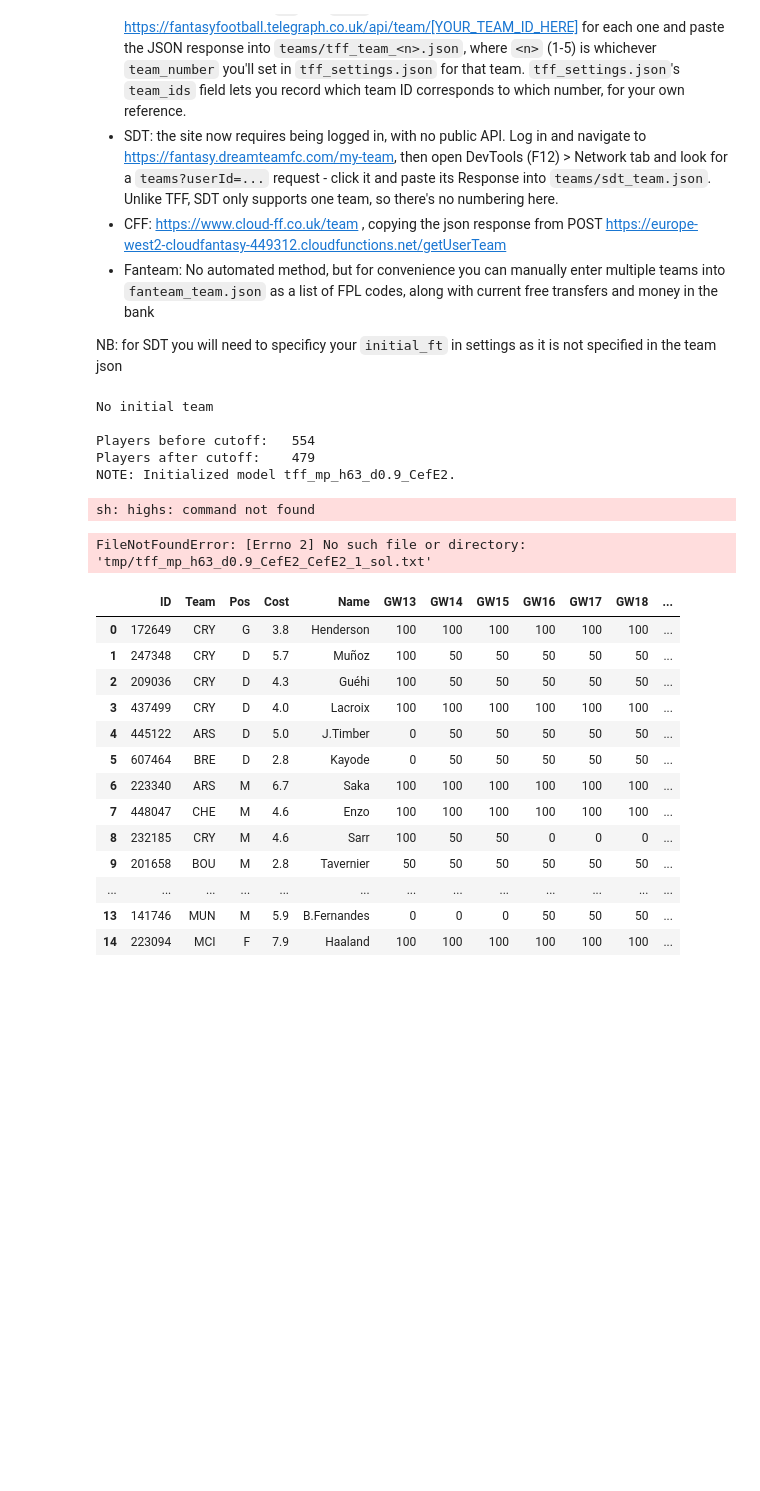
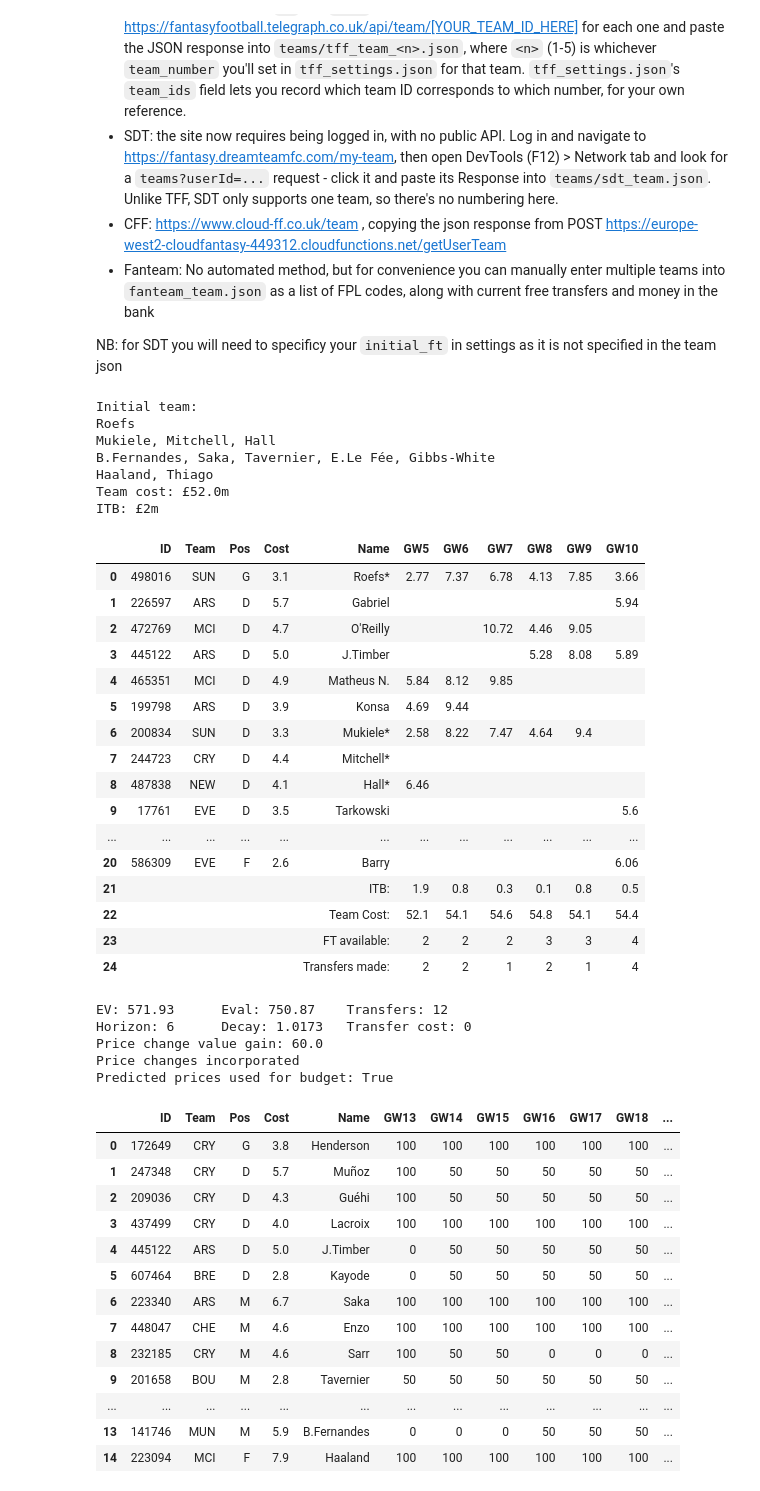
Before and after one commit to karljayb/multi_ff_opt, a Jupyter notebook: run/run.ipynb, the cells around one changed output. Saved outputs shown, nothing was run; the diff lists cells and outputs as text; code cells hidden in the pictures; blank space fills up the shorter version.

```diff
--- a/run/run.ipynb
+++ b/run/run.ipynb
@@ -2006,10 +2005,10 @@ def read_team_json(format='tff', options={}):
 
     team_list = []
 
-    with open(f'../teams/{format}_team.json', 'r') as fp:
+    with open(f'../teams/{format}_team.json', 'r', encoding='utf-8') as fp:
         team_dict = json.load(fp)
 
-    with open(f'../solve_settings/{format}_settings.json', 'r') as fp:
+    with open(f'../solve_settings/{format}_settings.json', 'r', encoding='utf-8') as fp:
         options = json.load(fp)
 
     initial_itb = None
@@ -2030,7 +2029,7 @@ def read_team_json(format='tff', options={}):
             if format == 'tff':
                 team_number = options.get('team_number', 1)
 
-                with open(f'../teams/tff_team_{team_number}.json', 'r') as fp:
+                with open(f'../teams/tff_team_{team_number}.json', 'r', encoding='utf-8') as fp:
                     tff_team_dict = json.load(fp)
 
                 week_players = tff_team_dict.get('roster', {}).get('players', [])
@@ -2157,7 +2156,7 @@ def add_sdt_price_changes(next_gw=2):
 # %%
 def solve(format='tff', sim_number=1, simulation=False):
 
-    with open(f'../solve_settings/{format}_settings.json', 'r') as fp:
+    with open(f'../solve_settings/{format}_settings.json', 'r', encoding='utf-8') as fp:
         options = json.load(fp)
 
     last_date = options.get("last_date", 38)
@@ -2182,7 +2181,7 @@ def solve(format='tff', sim_number=1, simulation=False):
     seed_val = options.get("seed_val", None)
     noise_magnitude = options.get("noise_magnitude", None)
 
-    with open(f'../solve_settings/meta_settings.json', 'r') as fp:
+    with open(f'../solve_settings/meta_settings.json', 'r', encoding='utf-8') as fp:
         meta_options = json.load(fp)
 
     solver_type = meta_options.get("solver_type", "highs")
@@ -2487,7 +2486,7 @@ def solve(format='tff', sim_number=1, simulation=False):
         # !{command}
         os.system(command)
         # Read the solution back to the file
-        with open(f'tmp/{problem_name}_{problem_id}_{sim_number}_sol.txt', 'r') as f:
+        with open(f'tmp/{problem_name}_{problem_id}_{sim_number}_sol.txt', 'r', encoding='utf-8') as f:
             for v in model.get_variables():
                 v.set_value(0)
             for line in f:
@@ -2502,7 +2501,7 @@ def solve(format='tff', sim_number=1, simulation=False):
         command = f'{gurobi_exec} MIPGap={mip_gap} TimeLimit={time_limit} ResultFile=tmp/{problem_name}_{problem_id}_{sim_number}_sol.sol tmp/{problem_name}_{problem_id}_{sim_number}.mps'
         os.system(command)
         # Read the solution back from the .sol file (comment lines start with '#', then 'varName value' pairs)
-        with open(f'tmp/{problem_name}_{problem_id}_{sim_number}_sol.sol', 'r') as f:
+        with open(f'tmp/{problem_name}_{problem_id}_{sim_number}_sol.sol', 'r', encoding='utf-8') as f:
             for v in model.get_variables():
                 v.set_value(0)
             for line in f:
@@ -2542,7 +2541,7 @@ def solve(format='tff', sim_number=1, simulation=False):
         else:
             os.system(command)
 
-        with open(f'tmp/{problem_name}_{problem_id}_{sim_number}_sol.txt', 'r') as f:
+        with open(f'tmp/{problem_name}_{problem_id}_{sim_number}_sol.txt', 'r', encoding='utf-8') as f:
             for v in model.get_variables():
                 v.set_value(0)
             cols_started = False
@@ -2812,15 +2811,37 @@ Your initial team can either be inputted manually as a list of FPL codes in sett
 
 NB: for SDT you will need to specificy your `initial_ft` in settings as it is not specified in the team json
 # %%
-r = solve(format='tff')
+r = solve(format='sdt')
 # %% [output]
-No initial team
-
-Players before cutoff:   554
-Players after cutoff:    479
-NOTE: Initialized model tff_mp_h63_d0.9_CefE2.
+Initial team:
+Roefs
+Mukiele, Mitchell, Hall
+B.Fernandes, Saka, Tavernier, E.Le Fée, Gibbs-White
+Haaland, Thiago
+Team cost: £52.0m
+ITB: £2m
+|  | ID | Team | Pos | Cost | Name | GW5 | GW6 | GW7 | GW8 | GW9 | GW10 |
+| 0 | 498016 | SUN | G | 3.1 | Roefs* | 2.77 | 7.37 | 6.78 | 4.13 | 7.85 | 3.66 |
+| 1 | 226597 | ARS | D | 5.7 | Gabriel |  |  |  |  |  | 5.94 |
+| 2 | 472769 | MCI | D | 4.7 | O'Reilly |  |  | 10.72 | 4.46 | 9.05 |  |
+| 3 | 445122 | ARS | D | 5.0 | J.Timber |  |  |  | 5.28 | 8.08 | 5.89 |
+| 4 | 465351 | MCI | D | 4.9 | Matheus N. | 5.84 | 8.12 | 9.85 |  |  |  |
+| 5 | 199798 | ARS | D | 3.9 | Konsa | 4.69 | 9.44 |  |  |  |  |
+| 6 | 200834 | SUN | D | 3.3 | Mukiele* | 2.58 | 8.22 | 7.47 | 4.64 | 9.4 |  |
+| 7 | 244723 | CRY | D | 4.4 | Mitchell* |  |  |  |  |  |  |
+| 8 | 487838 | NEW | D | 4.1 | Hall* | 6.46 |  |  |  |  |  |
+| 9 | 17761 | EVE | D | 3.5 | Tarkowski |  |  |  |  |  | 5.6 |
+| ... | ... | ... | ... | ... | ... | ... | ... | ... | ... | ... | ... |
+| 20 | 586309 | EVE | F | 2.6 | Barry |  |  |  |  |  | 6.06 |
+| 21 |  |  |  |  | ITB: | 1.9 | 0.8 | 0.3 | 0.1 | 0.8 | 0.5 |
+| 22 |  |  |  |  | Team Cost: | 52.1 | 54.1 | 54.6 | 54.8 | 54.1 | 54.4 |
+| 23 |  |  |  |  | FT available: | 2 | 2 | 2 | 3 | 3 | 4 |
+| 24 |  |  |  |  | Transfers made: | 2 | 2 | 1 | 2 | 1 | 4 |
-sh: highs: command not found
+EV: 571.93      Eval: 750.87    Transfers: 12
+Horizon: 6      Decay: 1.0173   Transfer cost: 0
+Price change value gain: 60.0
+Price changes incorporated
+Predicted prices used for budget: True
-FileNotFoundError: [Errno 2] No such file or directory: 'tmp/tff_mp_h63_d0.9_CefE2_CefE2_1_sol.txt'
 # %%
 r = solve_sim(format='sdt')
 # %% [output]
```
Also changed, not shown: parts of 7 cells of this notebook.
